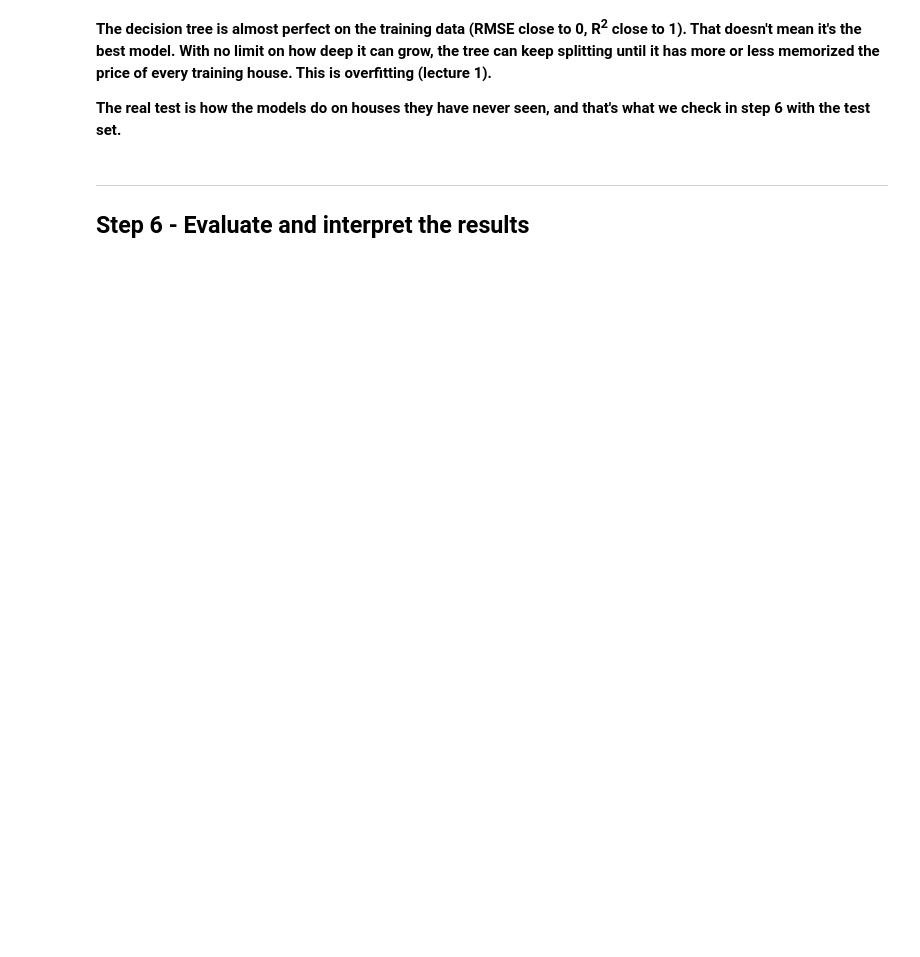
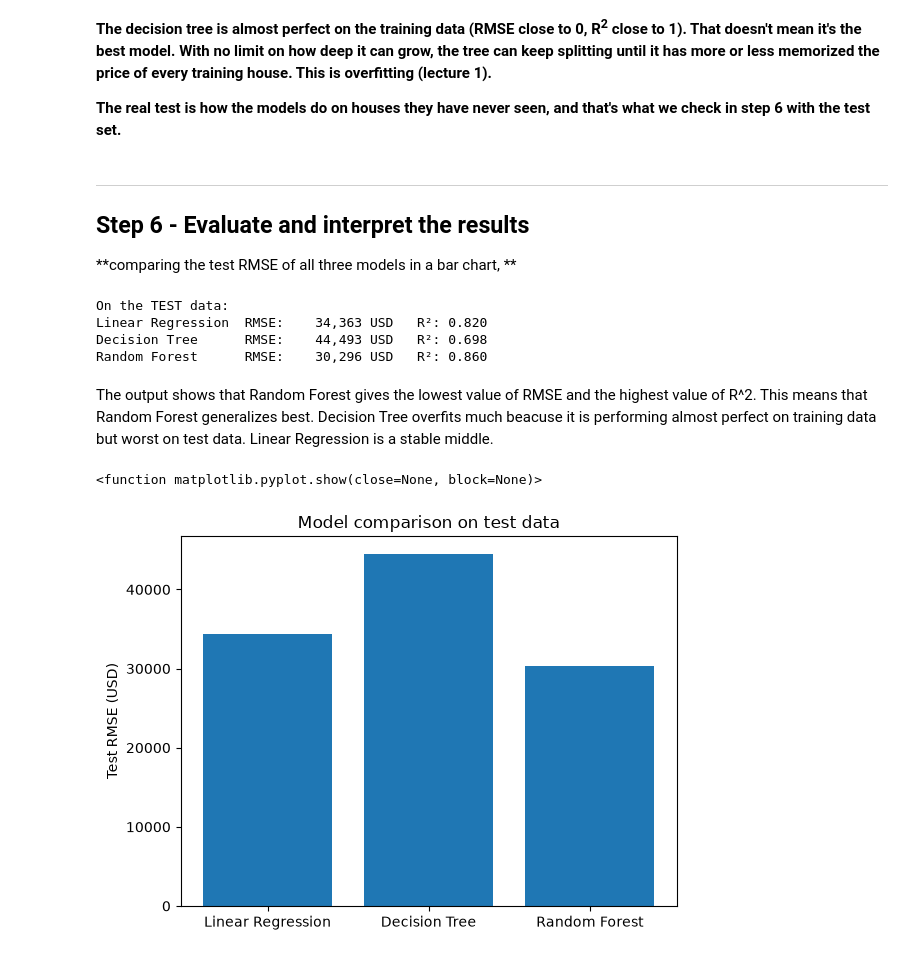
Before and after one commit to J-0-S-E/IE500618-Assignment1, a Jupyter notebook: housing_price_prediction.ipynb, the cells around one changed output. Cells and saved outputs as stored; diff of their text form; code cells hidden in the pictures; blank space fills up the shorter version.

Commit message:
Step 6 finito

```diff
--- a/housing_price_prediction.ipynb
+++ b/housing_price_prediction.ipynb
@@ -370,3 +625,28 @@ for name, model in models.items():
 # %% [markdown]
 ---
 ## Step 6 - Evaluate and interpret the results
+**comparing the test RMSE of all three models in a bar chart, **
+# %%
+# Using the same code for Step 5, but changing it to the test data.
+print("On the TEST data:")
+for name, model in models.items():
+    test_pred = model.predict(X_test) # predict prices for the test houses
+    rmse = mean_squared_error(y_test, test_pred) ** 0.5 # same unit as SalePrice (USD)
+    r2 = r2_score(y_test, test_pred)
+    print(f"{name:18} RMSE: {rmse:>9,.0f} USD   R\u00b2: {r2:.3f}")
+# %% [output]
+On the TEST data:
+Linear Regression  RMSE:    34,363 USD   R²: 0.820
+Decision Tree      RMSE:    44,493 USD   R²: 0.698
+Random Forest      RMSE:    30,296 USD   R²: 0.860
+# %% [markdown]
+The output shows that Random Forest gives the lowest value of RMSE and the highest value of R^2. This means that Random Forest generalizes best. Decision Tree overfits much beacuse it is performing almost perfect on training data but worst on test data. Linear Regression is a stable middle.
+# %%
+# Plot of the test RMSE
+plt.bar(models.keys(), [34363, 44493, 30296]) # Using direct values from previous output
+plt.ylabel("Test RMSE (USD)")
+plt.title("Model comparison on test data")
+plt.show
+# %% [output]
+<function matplotlib.pyplot.show(close=None, block=None)>
+[figure, added]
```
Also changed, not shown: parts of 34 cells of this notebook.
